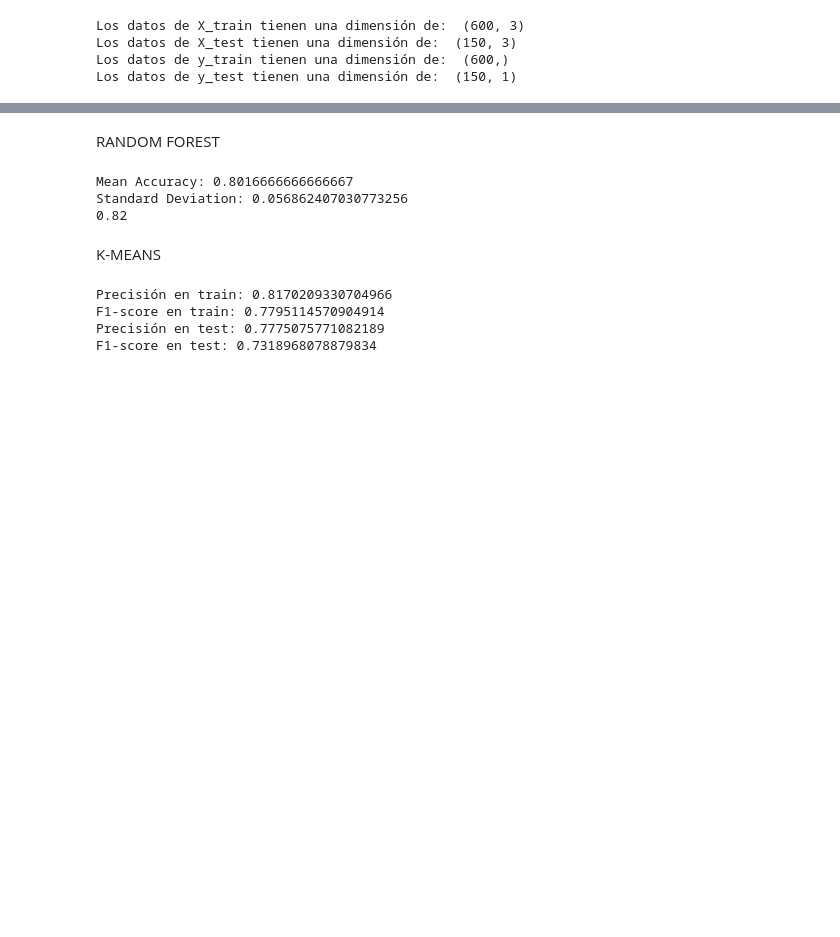
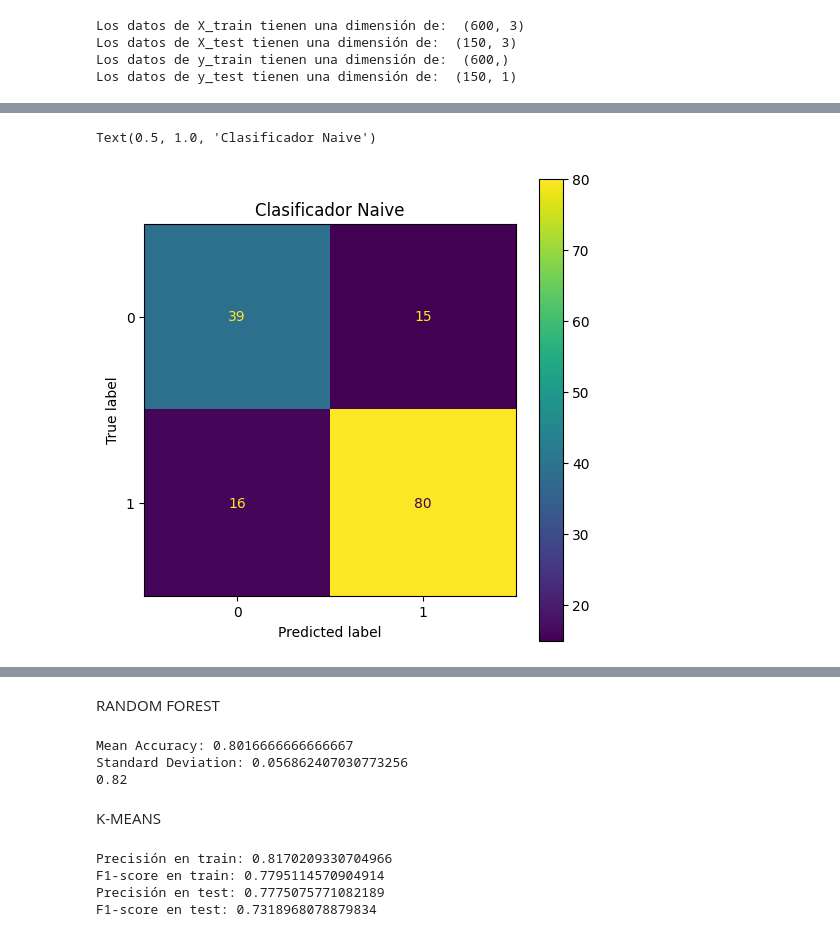
Before and after one commit to Vic-bit/aprMaqI_CEIA, a Jupyter notebook: AprMaq1_TP_final_copiaVic.ipynb, the cells around one changed output, grey strips where cells are left out. Drawn from its saved outputs; the diff is of its cells as text; code cells hidden in the pictures; blank space fills up the shorter version.

```diff
--- a/AprMaq1_TP_final_copiaVic.ipynb
+++ b/AprMaq1_TP_final_copiaVic.ipynb
@@ -128,0 +298,13 @@ Los datos de y_test tienen una dimensión de:  (150, 1)
+# %%
+prediccion_naive = np.zeros_like(y_test)
+cm_naive = confusion_matrix(y_test, prediccion_naive)
+
+disp = ConfusionMatrixDisplay(confusion_matrix=cm_knn,
+                              display_labels=regression.classes_)
+fig, ax = plt.subplots(figsize=(6,6))
+ax.grid(False)
+disp.plot(ax=ax)
+ax.set_title("Clasificador Naive")
+# %% [output]
+Text(0.5, 1.0, 'Clasificador Naive')
+[figure, added]
```
Also changed, not shown: parts of 15 cells of this notebook.
